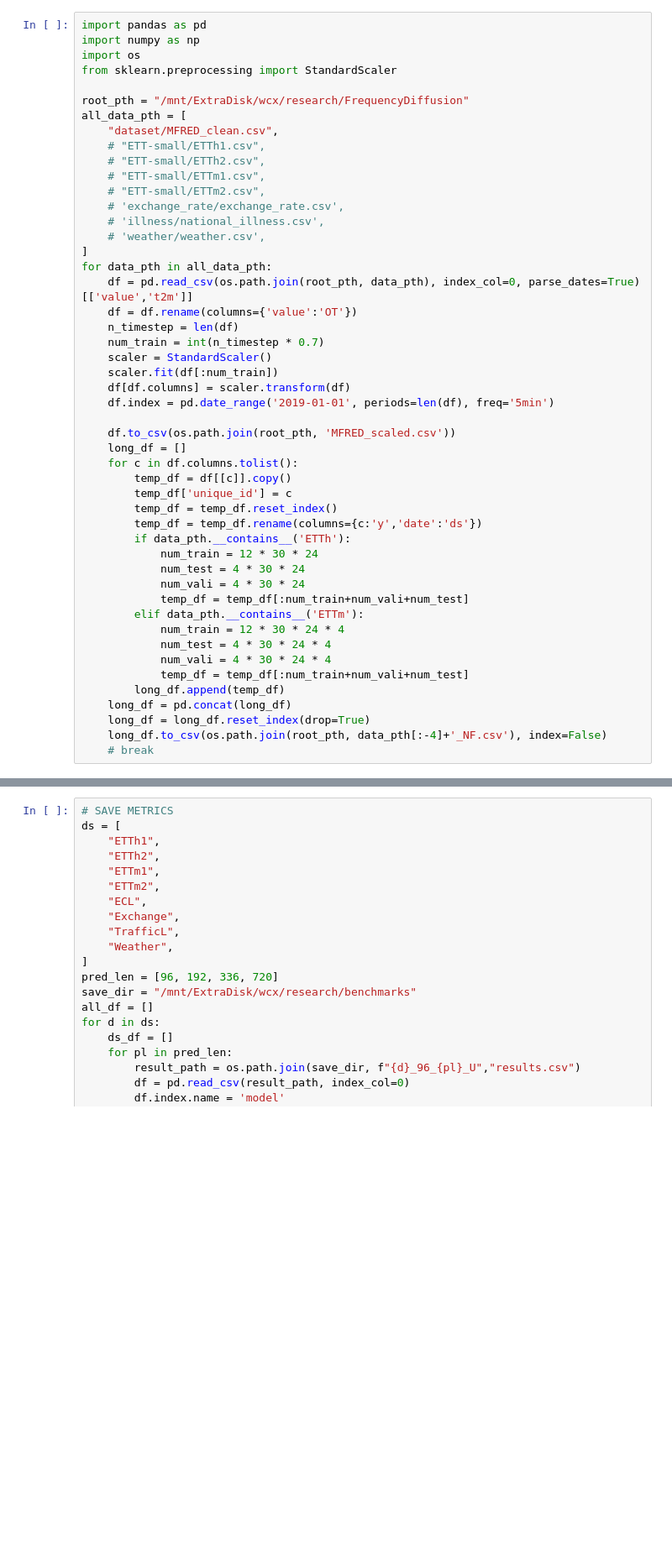
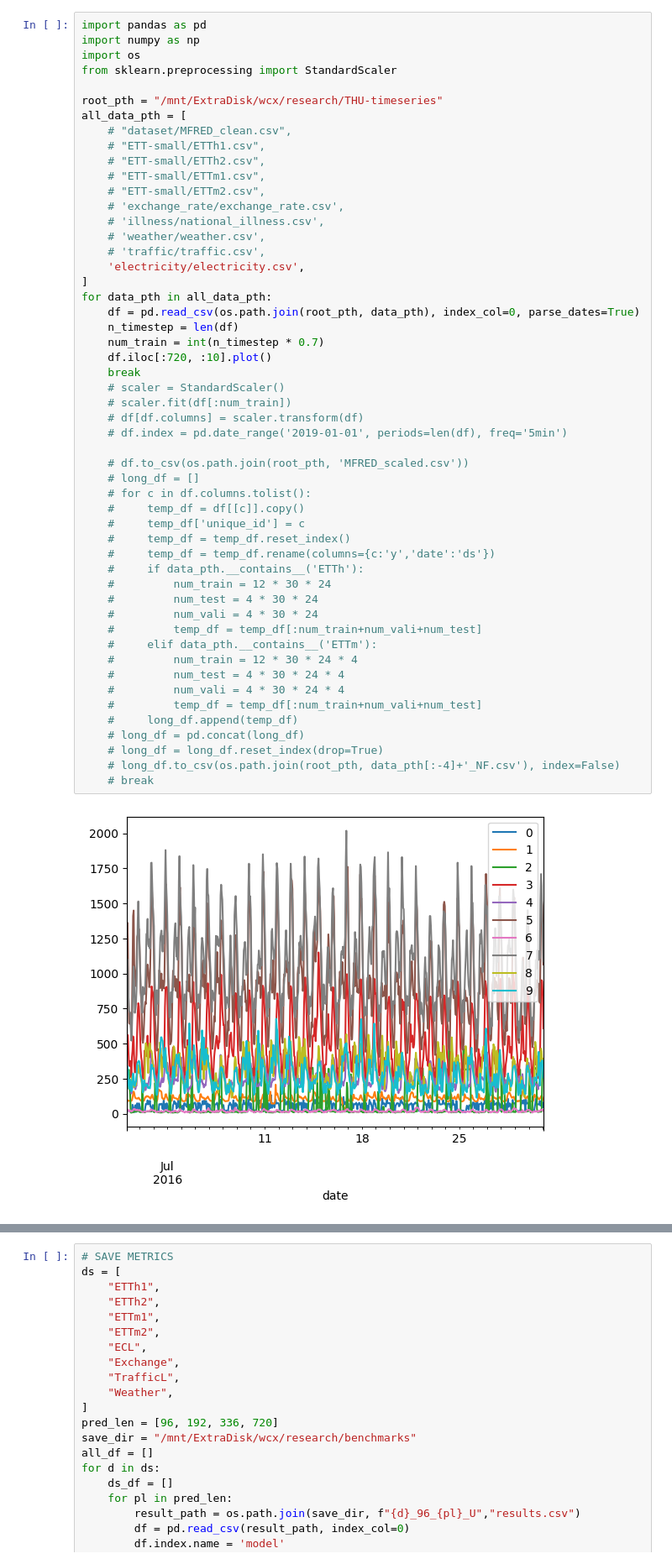
Before and after one commit to WillWang1113/Moving-Average-Diffusion, a Jupyter notebook: notebooks/benchdata_preprocess.ipynb, the cells around one changed output, grey strips where cells are left out. Shown at 84% size. Saved outputs shown, nothing was run; the diff lists cells and outputs as text; blank space fills up the shorter version.

```diff
--- a/notebooks/benchdata_preprocess.ipynb
+++ b/notebooks/benchdata_preprocess.ipynb
@@ -1,52 +1,57 @@
 # %%
 import pandas as pd
 import numpy as np
 import os
 from sklearn.preprocessing import StandardScaler
 
-root_pth = "/mnt/ExtraDisk/wcx/research/FrequencyDiffusion"
+root_pth = "/mnt/ExtraDisk/wcx/research/THU-timeseries"
 all_data_pth = [
-    "dataset/MFRED_clean.csv",
+    # "dataset/MFRED_clean.csv",
     # "ETT-small/ETTh1.csv",
     # "ETT-small/ETTh2.csv",
     # "ETT-small/ETTm1.csv",
     # "ETT-small/ETTm2.csv",
     # 'exchange_rate/exchange_rate.csv',
     # 'illness/national_illness.csv',
     # 'weather/weather.csv',
+    # 'traffic/traffic.csv',
+    'electricity/electricity.csv',
 ]
 for data_pth in all_data_pth:
-    df = pd.read_csv(os.path.join(root_pth, data_pth), index_col=0, parse_dates=True)[['value','t2m']]
-    df = df.rename(columns={'value':'OT'})
+    df = pd.read_csv(os.path.join(root_pth, data_pth), index_col=0, parse_dates=True)
     n_timestep = len(df)
     num_train = int(n_timestep * 0.7)
-    scaler = StandardScaler()
-    scaler.fit(df[:num_train])
-    df[df.columns] = scaler.transform(df)
-    df.index = pd.date_range('2019-01-01', periods=len(df), freq='5min')
+    df.iloc[:720, :10].plot()
+    break
+    # scaler = StandardScaler()
+    # scaler.fit(df[:num_train])
+    # df[df.columns] = scaler.transform(df)
+    # df.index = pd.date_range('2019-01-01', periods=len(df), freq='5min')
 
-    df.to_csv(os.path.join(root_pth, 'MFRED_scaled.csv'))
-    long_df = []
-    for c in df.columns.tolist():
-        temp_df = df[[c]].copy()
-        temp_df['unique_id'] = c
-        temp_df = temp_df.reset_index()
-        temp_df = temp_df.rename(columns={c:'y','date':'ds'})
-        if data_pth.__contains__('ETTh'):
-            num_train = 12 * 30 * 24
-            num_test = 4 * 30 * 24
-            num_vali = 4 * 30 * 24
-            temp_df = temp_df[:num_train+num_vali+num_test]
-        elif data_pth.__contains__('ETTm'):
-            num_train = 12 * 30 * 24 * 4
-            num_test = 4 * 30 * 24 * 4
-            num_vali = 4 * 30 * 24 * 4
-            temp_df = temp_df[:num_train+num_vali+num_test]
-        long_df.append(temp_df)
-    long_df = pd.concat(long_df)
-    long_df = long_df.reset_index(drop=True)
-    long_df.to_csv(os.path.join(root_pth, data_pth[:-4]+'_NF.csv'), index=False)
+    # df.to_csv(os.path.join(root_pth, 'MFRED_scaled.csv'))
+    # long_df = []
+    # for c in df.columns.tolist():
+    #     temp_df = df[[c]].copy()
+    #     temp_df['unique_id'] = c
+    #     temp_df = temp_df.reset_index()
+    #     temp_df = temp_df.rename(columns={c:'y','date':'ds'})
+    #     if data_pth.__contains__('ETTh'):
+    #         num_train = 12 * 30 * 24
+    #         num_test = 4 * 30 * 24
+    #         num_vali = 4 * 30 * 24
+    #         temp_df = temp_df[:num_train+num_vali+num_test]
+    #     elif data_pth.__contains__('ETTm'):
+    #         num_train = 12 * 30 * 24 * 4
+    #         num_test = 4 * 30 * 24 * 4
+    #         num_vali = 4 * 30 * 24 * 4
+    #         temp_df = temp_df[:num_train+num_vali+num_test]
+    #     long_df.append(temp_df)
+    # long_df = pd.concat(long_df)
+    # long_df = long_df.reset_index(drop=True)
+    # long_df.to_csv(os.path.join(root_pth, data_pth[:-4]+'_NF.csv'), index=False)
     # break
+# %% [output]
+[figure, added]
 # %%
 import pandas as pd
 from datasetsforecast.long_horizon import LongHorizon, LongHorizonInfo
```
Also changed, not shown: parts of 6 cells of this notebook, 18 other files.
